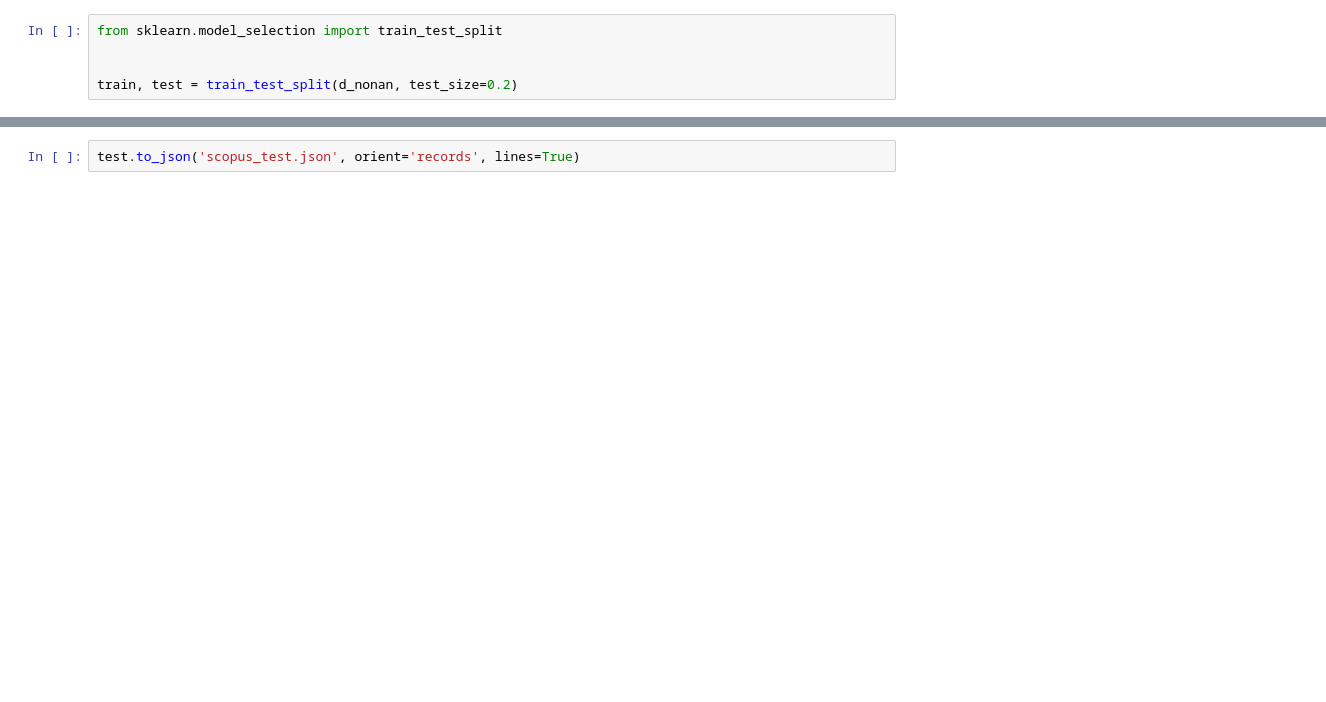
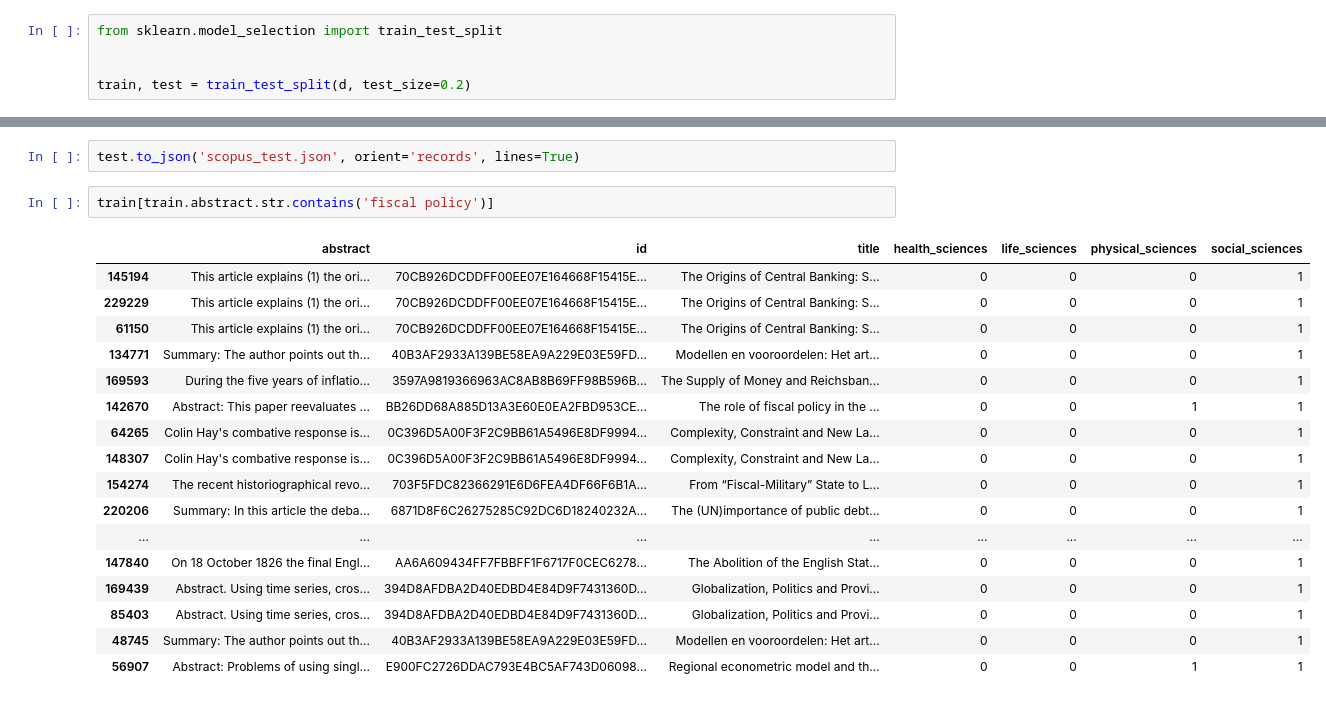
Before and after one commit to sammous/allenNLP_tagger, a Jupyter notebook: scopus.ipynb, the cells around one changed output, grey strips where cells are left out. Drawn from its saved outputs; the diff is of its cells as text; blank space fills up the shorter version.

```diff
--- a/scopus.ipynb
+++ b/scopus.ipynb
@@ -128,7 +104,7 @@ d_nonan.to_csv('scopus.csv', encoding='utf-8', index=False)
 from sklearn.model_selection import train_test_split
 
 
-train, test = train_test_split(d_nonan, test_size=0.2)
+train, test = train_test_split(d, test_size=0.2)
 # %%
 train.to_csv('scopus_train.csv', encoding='utf-8', index=False)
 test.to_csv('scopus_test.csv', encoding='utf-8', index=False)
@@ -141,2 +117,22 @@ print test.shape
 # %%
 test.to_json('scopus_test.json', orient='records', lines=True)
+# %%
+train[train.abstract.str.contains('fiscal policy')]
+# %% [output]
+|  | abstract | id | title | health_sciences | life_sciences | physical_sciences | social_sciences |
+| 145194 | This article explains (1) the ori... | 70CB926DCDDFF00EE07E164668F15415E... | The Origins of Central Banking: S... | 0 | 0 | 0 | 1 |
+| 229229 | This article explains (1) the ori... | 70CB926DCDDFF00EE07E164668F15415E... | The Origins of Central Banking: S... | 0 | 0 | 0 | 1 |
+| 61150 | This article explains (1) the ori... | 70CB926DCDDFF00EE07E164668F15415E... | The Origins of Central Banking: S... | 0 | 0 | 0 | 1 |
+| 134771 | Summary: The author points out th... | 40B3AF2933A139BE58EA9A229E03E59FD... | Modellen en vooroordelen: Het art... | 0 | 0 | 0 | 1 |
+| 169593 | During the five years of inflatio... | 3597A9819366963AC8AB8B69FF98B596B... | The Supply of Money and Reichsban... | 0 | 0 | 0 | 1 |
+| 142670 | Abstract: This paper reevaluates ... | BB26DD68A885D13A3E60E0EA2FBD953CE... | The role of fiscal policy in the ... | 0 | 0 | 1 | 1 |
+| 64265 | Colin Hay's combative response is... | 0C396D5A00F3F2C9BB61A5496E8DF9994... | Complexity, Constraint and New La... | 0 | 0 | 0 | 1 |
+| 148307 | Colin Hay's combative response is... | 0C396D5A00F3F2C9BB61A5496E8DF9994... | Complexity, Constraint and New La... | 0 | 0 | 0 | 1 |
+| 154274 | The recent historiographical revo... | 703F5FDC82366291E6D6FEA4DF66F6B1A... | From “Fiscal-Military” State to L... | 0 | 0 | 0 | 1 |
+| 220206 | Summary: In this article the deba... | 6871D8F6C26275285C92DC6D18240232A... | The (UN)importance of public debt... | 0 | 0 | 0 | 1 |
+| ... | ... | ... | ... | ... | ... | ... | ... |
+| 147840 | On 18 October 1826 the final Engl... | AA6A609434FF7FBBFF1F6717F0CEC6278... | The Abolition of the English Stat... | 0 | 0 | 0 | 1 |
+| 169439 | Abstract. Using time series, cros... | 394D8AFDBA2D40EDBD4E84D9F7431360D... | Globalization, Politics and Provi... | 0 | 0 | 0 | 1 |
+| 85403 | Abstract. Using time series, cros... | 394D8AFDBA2D40EDBD4E84D9F7431360D... | Globalization, Politics and Provi... | 0 | 0 | 0 | 1 |
+| 48745 | Summary: The author points out th... | 40B3AF2933A139BE58EA9A229E03E59FD... | Modellen en vooroordelen: Het art... | 0 | 0 | 0 | 1 |
+| 56907 | Abstract: Problems of using singl... | E900FC2726DDAC793E4BC5AF743D06098... | Regional econometric model and th... | 0 | 0 | 1 | 1 |
```
Also changed, not shown: parts of 10 cells of this notebook, 1 other file.
